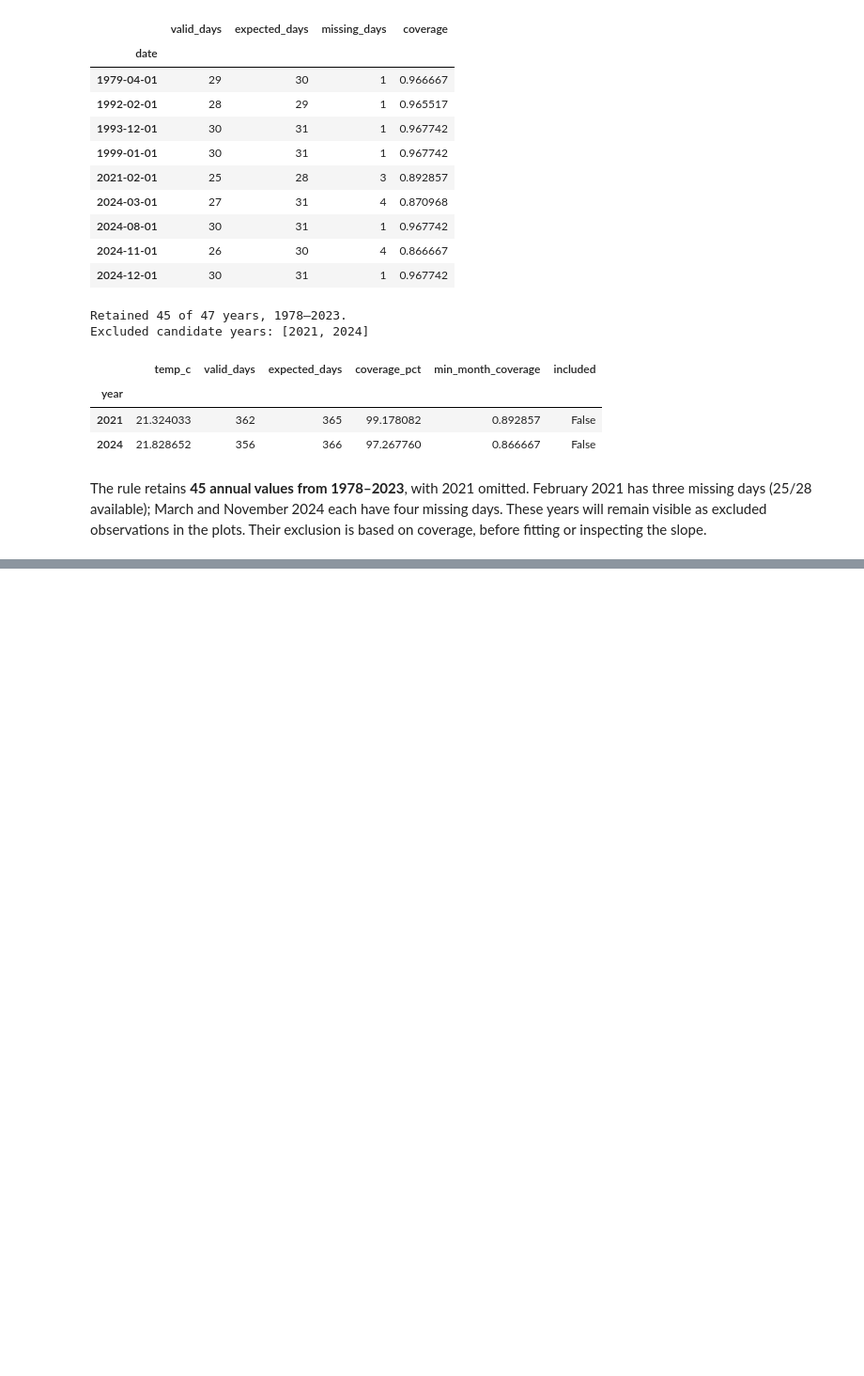
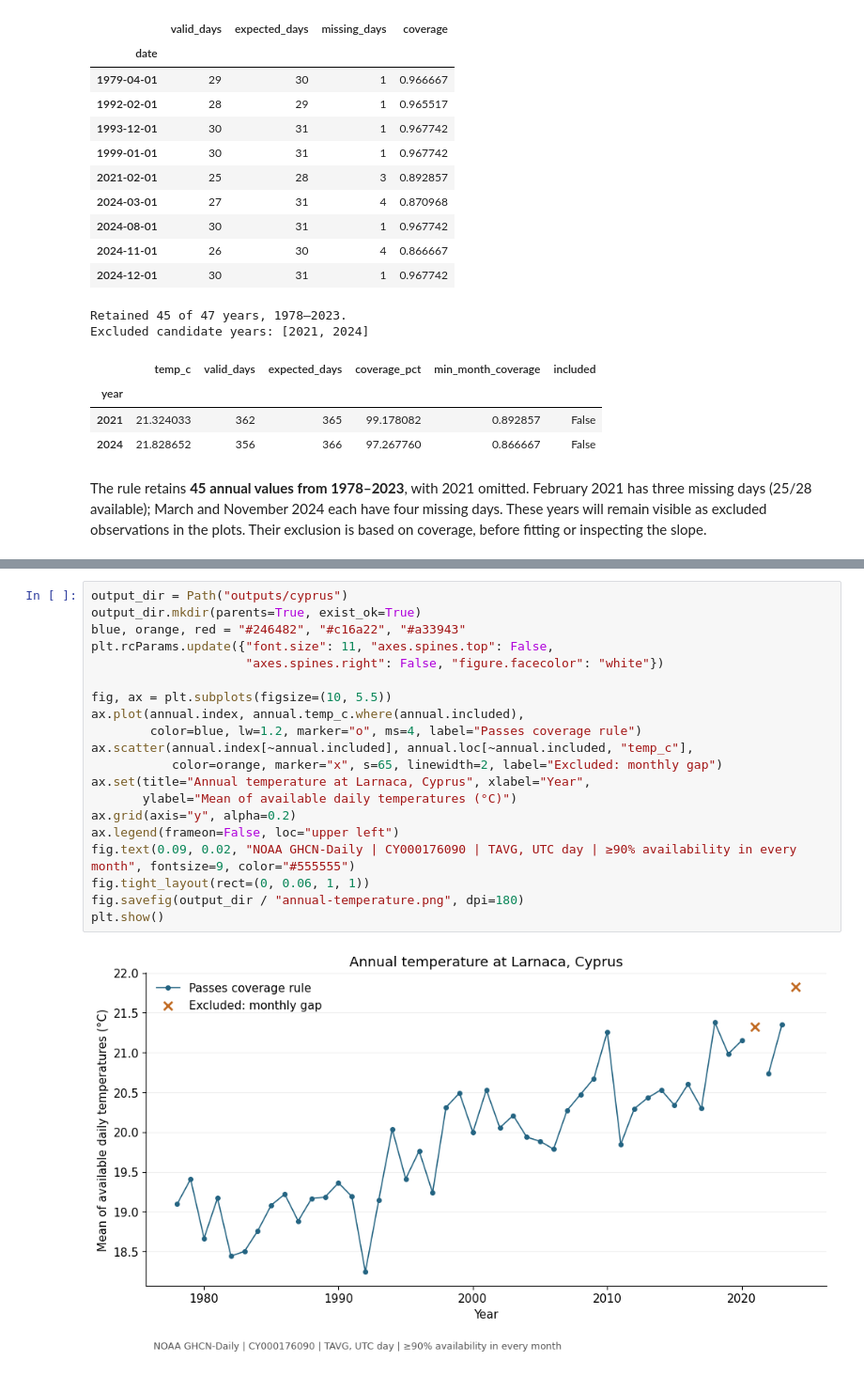
Before and after one commit to rileythejones/01-climate-fall-template, a Jupyter notebook: 06-cyprus-temperature.ipynb, the cells around one changed output, grey strips where cells are left out. Shown at 94% size. Cells and saved outputs as stored; diff of their text form; blank space fills up the shorter version.

Commit message:
plot annual temperatures

```diff
--- a/06-cyprus-temperature.ipynb
+++ b/06-cyprus-temperature.ipynb
@@ -140,0 +145,22 @@ The rule retains **45 annual values from 1978–2023**, with 2021 omitted. Febru
+# %%
+output_dir = Path("outputs/cyprus")
+output_dir.mkdir(parents=True, exist_ok=True)
+blue, orange, red = "#246482", "#c16a22", "#a33943"
+plt.rcParams.update({"font.size": 11, "axes.spines.top": False,
+                     "axes.spines.right": False, "figure.facecolor": "white"})
+
+fig, ax = plt.subplots(figsize=(10, 5.5))
+ax.plot(annual.index, annual.temp_c.where(annual.included),
+        color=blue, lw=1.2, marker="o", ms=4, label="Passes coverage rule")
+ax.scatter(annual.index[~annual.included], annual.loc[~annual.included, "temp_c"],
+           color=orange, marker="x", s=65, linewidth=2, label="Excluded: monthly gap")
+ax.set(title="Annual temperature at Larnaca, Cyprus", xlabel="Year",
+       ylabel="Mean of available daily temperatures (°C)")
+ax.grid(axis="y", alpha=0.2)
+ax.legend(frameon=False, loc="upper left")
+fig.text(0.09, 0.02, "NOAA GHCN-Daily | CY000176090 | TAVG, UTC day | ≥90% availability in every month", fontsize=9, color="#555555")
+fig.tight_layout(rect=(0, 0.06, 1, 1))
+fig.savefig(output_dir / "annual-temperature.png", dpi=180)
+plt.show()
+# %% [output]
+[figure, added]
```
Also changed, not shown: parts of 2 cells of this notebook, 2 other files.
